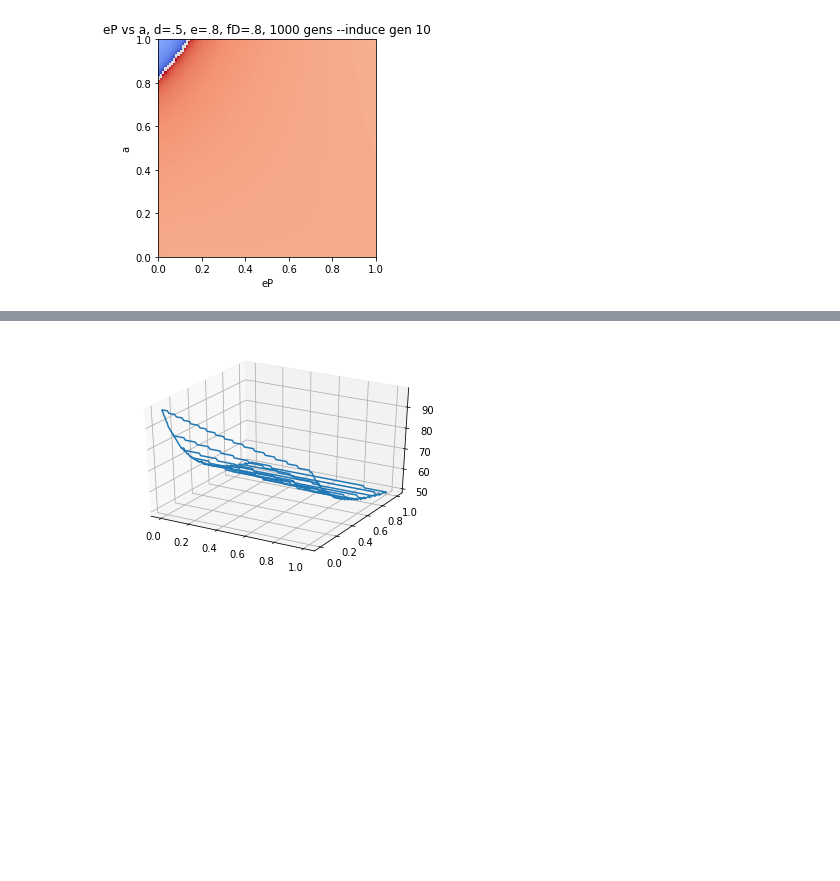
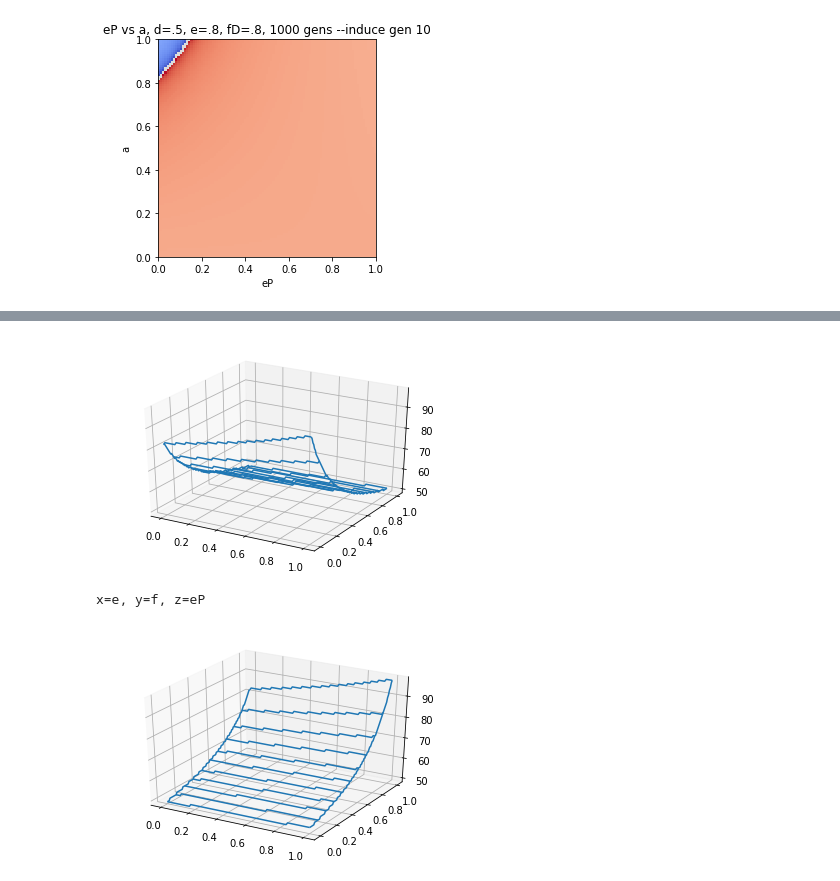
Before and after one commit to mgheffel/CRISPR-Gene-Drive-Population-Model, a Jupyter notebook: inducibleE.ipynb, the cells around one changed output, grey strips where cells are left out. Cells and saved outputs as stored; diff of their text form; code cells hidden in the pictures; blank space fills up the shorter version.

```diff
--- a/inducibleE.ipynb
+++ b/inducibleE.ipynb
@@ -318,16 +329,31 @@ eP: 5
-# %%
-for i in range(len(zMaxBlues)):
-    for j in range(len(zMaxBlues[0])//2):
-        temp=zMaxBlues[i][j]
-
-        zMaxBlues[i][j]=zMaxBlues[i][len(zMaxBlues[0])-1-j]
-        zMaxBlues[i][len(zMaxBlues[0])-1-j]=temp
-# In[35]:
-
-fig = plt.figure()
-ax = fig.gca(projection='3d')
-zMaxBlues=np.array(zMaxBlues)
-ax.plot_wireframe(aB, xB, zMaxBlues, rstride=10, cstride=100)
-plt.show()
-# %% [output]
-[figure, removed]
+# %%
+holdZ=np.array(zMaxBlues)
+# %%
+
+zMaxBlues=holdZ
+
+fig = plt.figure()
+ax = fig.gca(projection='3d')
+zMaxBlues=np.array(zMaxBlues)
+ax.plot_wireframe(aB, xB, zMaxBlues, rstride=10, cstride=100)
+plt.show()
+
+
+for i in range(len(zMaxBlues)//2):
+    temp=np.array(zMaxBlues[i])
+    #print(temp)
+    zMaxBlues[i]=zMaxBlues[len(zMaxBlues)-1-i]
+    #print(zMaxBlues[i])
+    zMaxBlues[len(zMaxBlues)-1-i]=temp
+    #print(zMaxBlues[len(zMaxBlues)-1-i])
+# In[35]:
+print("x=e, y=f, z=eP")
+fig = plt.figure()
+ax = fig.gca(projection='3d')
+zMaxBlues=np.array(zMaxBlues)
+ax.plot_wireframe(aB, xB, zMaxBlues, rstride=10, cstride=100)
+plt.show()
+# %% [output]
+[figure, added]
+x=e, y=f, z=eP
+[figure, added]
```
Also changed, not shown: parts of 2 cells of this notebook, 2 other files.
